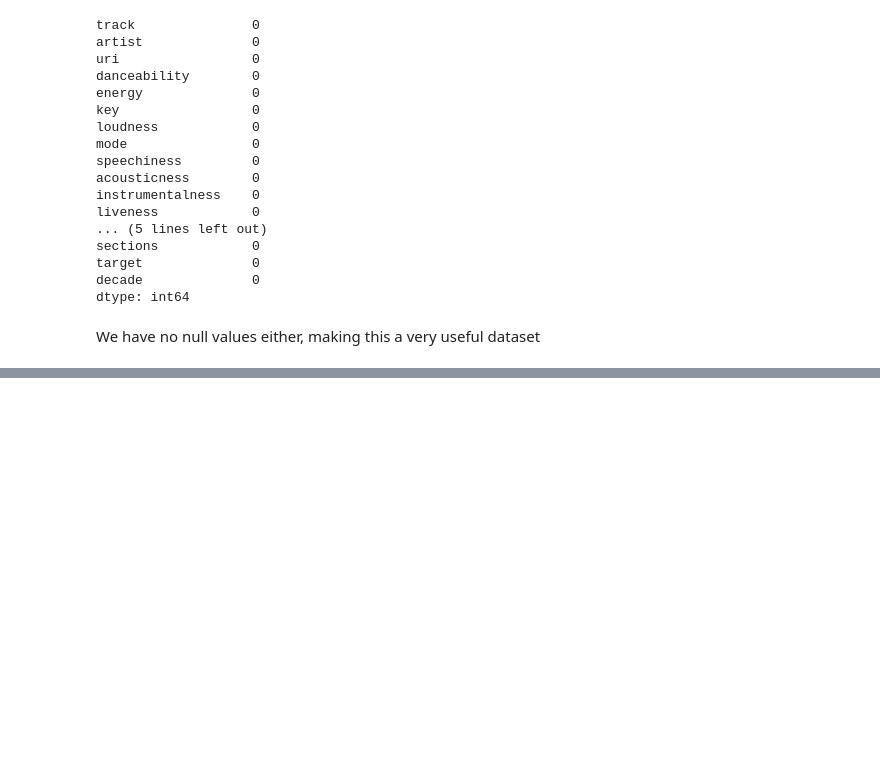
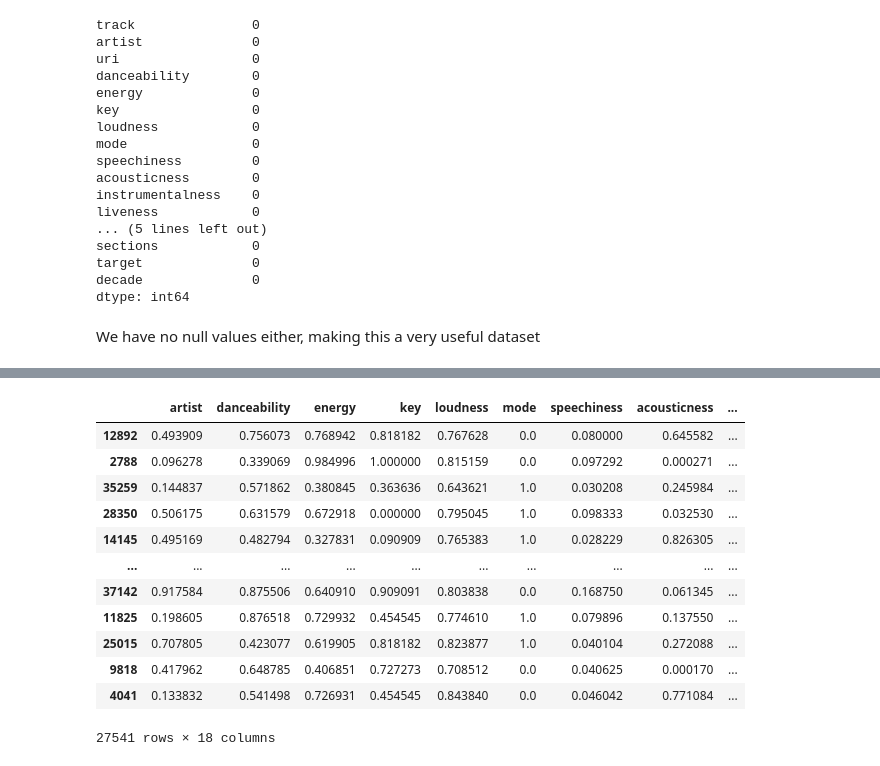
Before and after one commit to ashwiniyer176/Spotify-Hit-Predictor, a Jupyter notebook: notebooks/Data Cleaning.ipynb, the cells around one changed output, grey strips where cells are left out. Drawn from its saved outputs; the diff is of its cells as text; code cells hidden in the pictures; blank space fills up the shorter version.

```diff
--- a/notebooks/Data Cleaning.ipynb
+++ b/notebooks/Data Cleaning.ipynb
@@ -74,0 +156,16 @@ combined[combined['target']==0].to_csv("../data/Flop_Songs_Dataset.csv",index=Fa
+# %%
+train
+# %% [output]
+|  | artist | danceability | energy | key | loudness | mode | speechiness | acousticness | ... |
+| 12892 | 0.493909 | 0.756073 | 0.768942 | 0.818182 | 0.767628 | 0.0 | 0.080000 | 0.645582 | ... |
+| 2788 | 0.096278 | 0.339069 | 0.984996 | 1.000000 | 0.815159 | 0.0 | 0.097292 | 0.000271 | ... |
+| 35259 | 0.144837 | 0.571862 | 0.380845 | 0.363636 | 0.643621 | 1.0 | 0.030208 | 0.245984 | ... |
+| 28350 | 0.506175 | 0.631579 | 0.672918 | 0.000000 | 0.795045 | 1.0 | 0.098333 | 0.032530 | ... |
+| 14145 | 0.495169 | 0.482794 | 0.327831 | 0.090909 | 0.765383 | 1.0 | 0.028229 | 0.826305 | ... |
+| ... | ... | ... | ... | ... | ... | ... | ... | ... | ... |
+| 37142 | 0.917584 | 0.875506 | 0.640910 | 0.909091 | 0.803838 | 0.0 | 0.168750 | 0.061345 | ... |
+| 11825 | 0.198605 | 0.876518 | 0.729932 | 0.454545 | 0.774610 | 1.0 | 0.079896 | 0.137550 | ... |
+| 25015 | 0.707805 | 0.423077 | 0.619905 | 0.818182 | 0.823877 | 1.0 | 0.040104 | 0.272088 | ... |
+| 9818 | 0.417962 | 0.648785 | 0.406851 | 0.727273 | 0.708512 | 0.0 | 0.040625 | 0.000170 | ... |
+| 4041 | 0.133832 | 0.541498 | 0.726931 | 0.454545 | 0.843840 | 0.0 | 0.046042 | 0.771084 | ... |
+27541 rows × 18 columns
```
Also changed, not shown: parts of 16 cells of this notebook, 3 other files.
